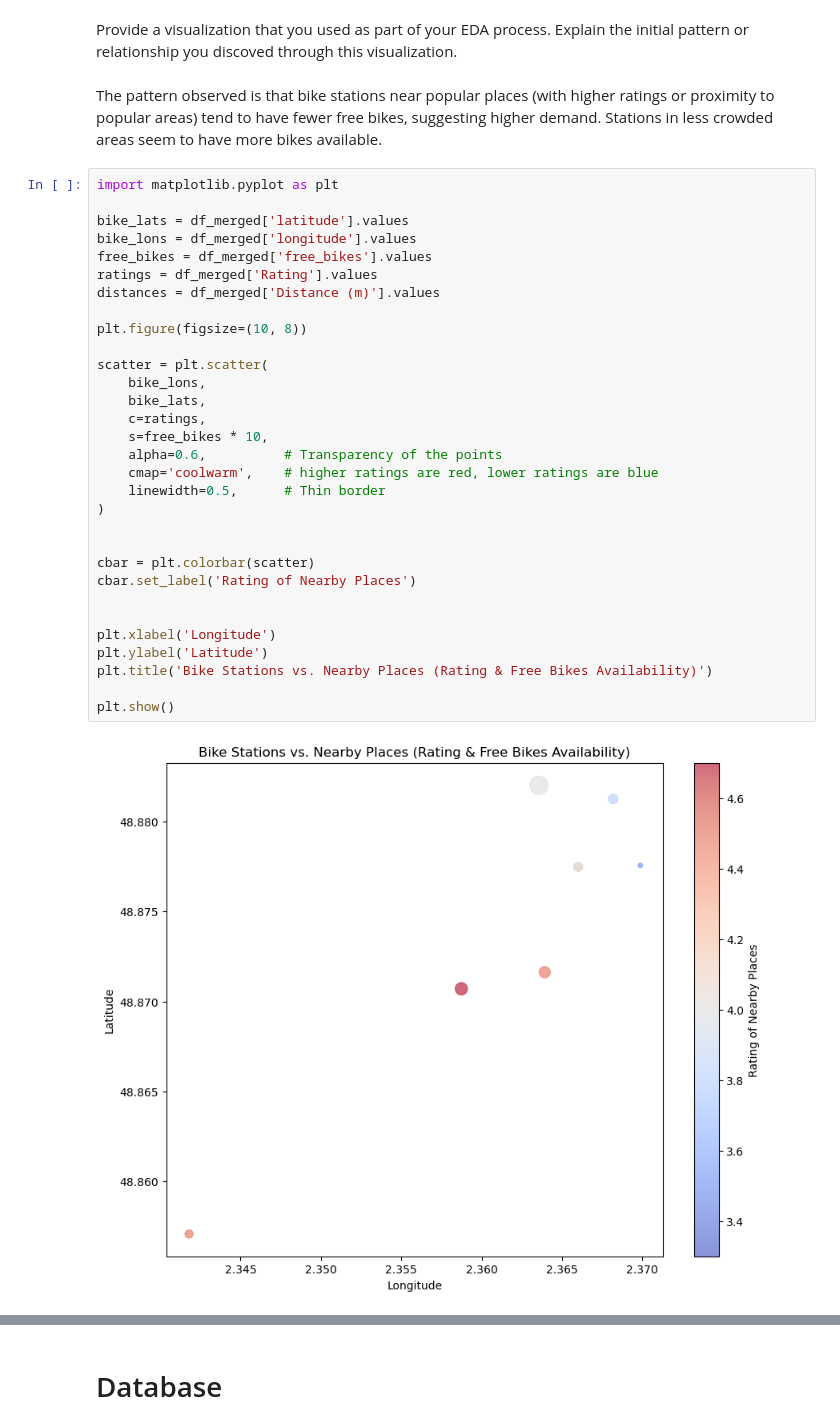
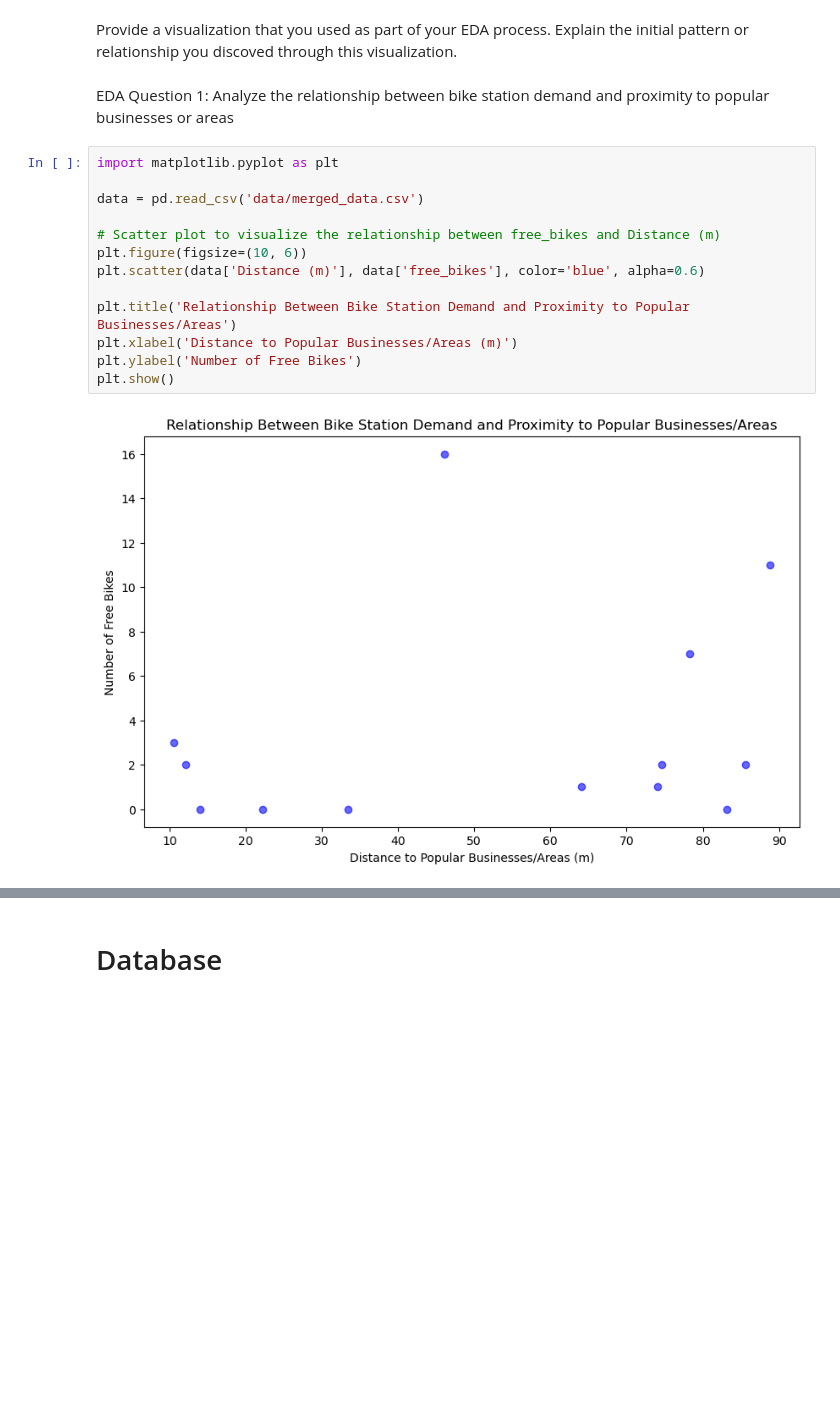
Before and after one commit to purani28/Statistical-Modelling-with-Python, a Jupyter notebook: notebooks/joining_data.ipynb, the cells around one changed output, grey strips where cells are left out. Cells and saved outputs as stored; diff of their text form; blank space fills up the shorter version.

```diff
--- a/notebooks/joining_data.ipynb
+++ b/notebooks/joining_data.ipynb
@@ -156,37 +160,20 @@ Merged DataFrame:
 # %% [markdown]
 Provide a visualization that you used as part of your EDA process. Explain the initial pattern or relationship you discoved through this visualization.
-# %% [markdown]
-The pattern observed is that bike stations near popular places (with higher ratings or proximity to popular areas) tend to have fewer free bikes, suggesting higher demand. Stations in less crowded areas seem to have more bikes available.
-# %%
-import matplotlib.pyplot as plt
-
-bike_lats = df_merged['latitude'].values
-bike_lons = df_merged['longitude'].values
-free_bikes = df_merged['free_bikes'].values
-ratings = df_merged['Rating'].values
-distances = df_merged['Distance (m)'].values
-
-plt.figure(figsize=(10, 8))
-
-scatter = plt.scatter(
-    bike_lons,
-    bike_lats,
-    c=ratings,
-    s=free_bikes * 10,
-    alpha=0.6,          # Transparency of the points
-    cmap='coolwarm',    # higher ratings are red, lower ratings are blue
-    linewidth=0.5,      # Thin border
-)
-
-
-cbar = plt.colorbar(scatter)
-cbar.set_label('Rating of Nearby Places')
-
-
-plt.xlabel('Longitude')
-plt.ylabel('Latitude')
-plt.title('Bike Stations vs. Nearby Places (Rating & Free Bikes Availability)')
-
-plt.show()
-# %% [output]
-[figure, removed]
+# %% [markdown]
+EDA Question 1:
+Analyze the relationship between bike station demand and proximity to popular businesses or areas
+# %%
+import matplotlib.pyplot as plt
+
+data = pd.read_csv('data/merged_data.csv')
+
+# Scatter plot to visualize the relationship between free_bikes and Distance (m)
+plt.figure(figsize=(10, 6))
+plt.scatter(data['Distance (m)'], data['free_bikes'], color='blue', alpha=0.6)
+
+plt.title('Relationship Between Bike Station Demand and Proximity to Popular Businesses/Areas')
+plt.xlabel('Distance to Popular Businesses/Areas (m)')
+plt.ylabel('Number of Free Bikes')
+plt.show()
+# %% [output]
+[figure, added]
```
Also changed, not shown: parts of 12 cells of this notebook, 5 other files.
